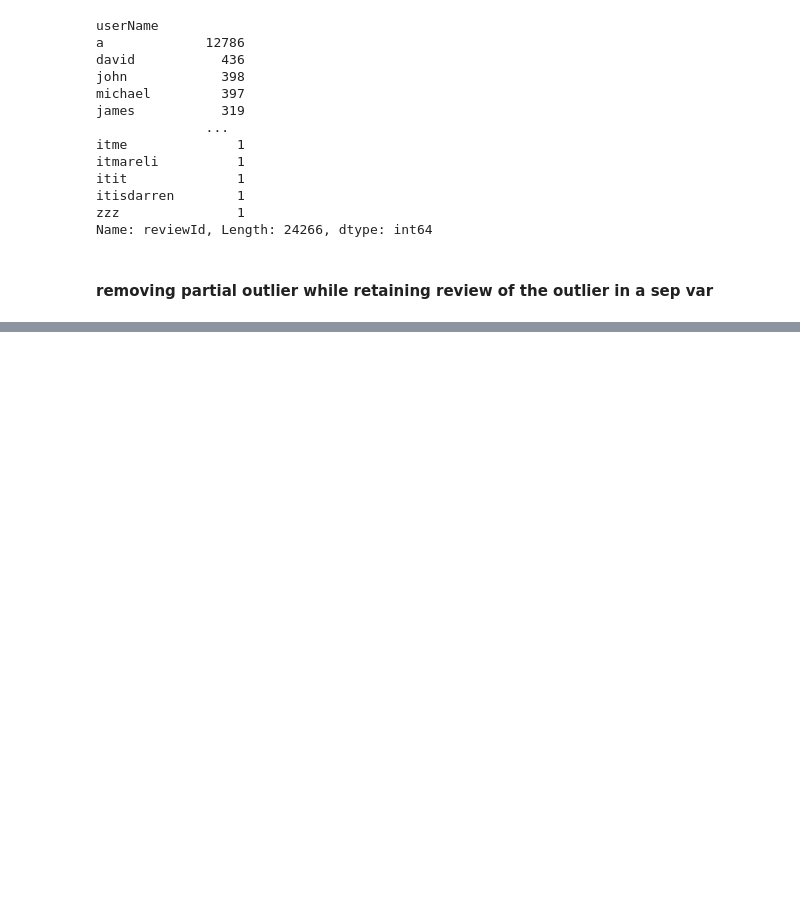
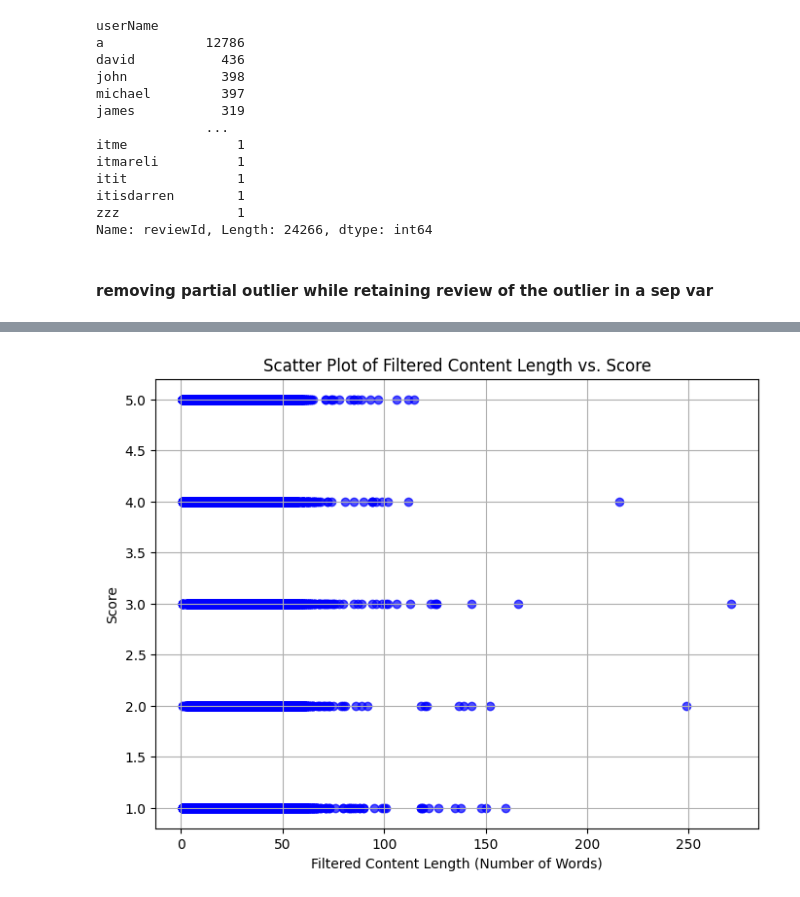
Before and after one commit to dipshi-singh/spotify-review-eda, a Jupyter notebook: Spotify_Review_EDA.ipynb, the cells around one changed output, grey strips where cells are left out. Saved outputs shown, nothing was run; the diff lists cells and outputs as text; code cells hidden in the pictures; blank space fills up the shorter version.

```diff
--- a/Spotify_Review_EDA.ipynb
+++ b/Spotify_Review_EDA.ipynb
@@ -243,0 +353,13 @@ df.head()
+# %%
+df['filteredContentLength'] = df['ContentWithoutStopwords'].apply(len)
+
+# Plot scatter plot
+plt.figure(figsize=(8, 6))
+plt.scatter(df['filteredContentLength'], df['score'], color='blue', alpha=0.7)
+plt.title('Scatter Plot of Filtered Content Length vs. Score')
+plt.xlabel('Filtered Content Length (Number of Words)')
+plt.ylabel('Score')
+plt.grid(True)
+plt.show()
+# %% [output]
+[figure, added]
```
Also changed, not shown: parts of 39 cells of this notebook.
